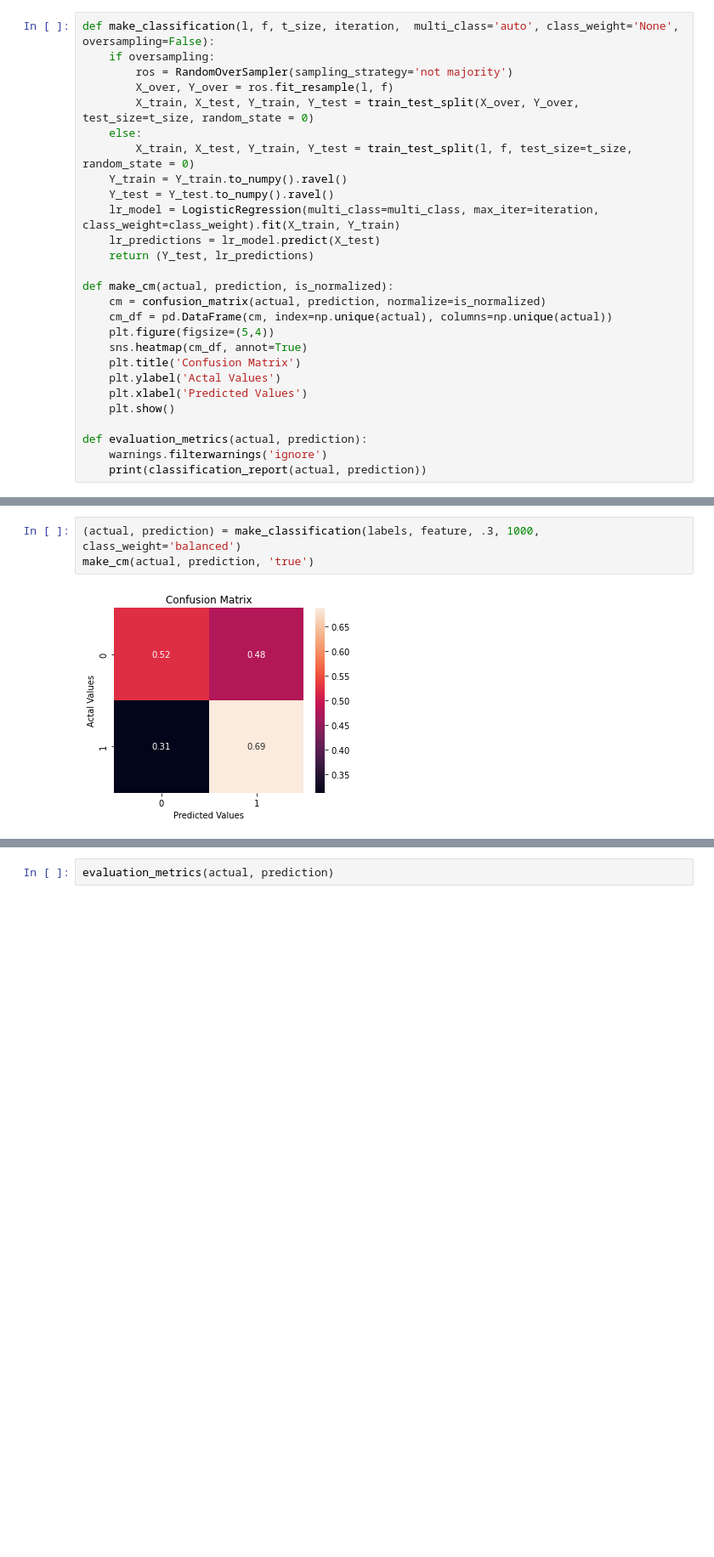
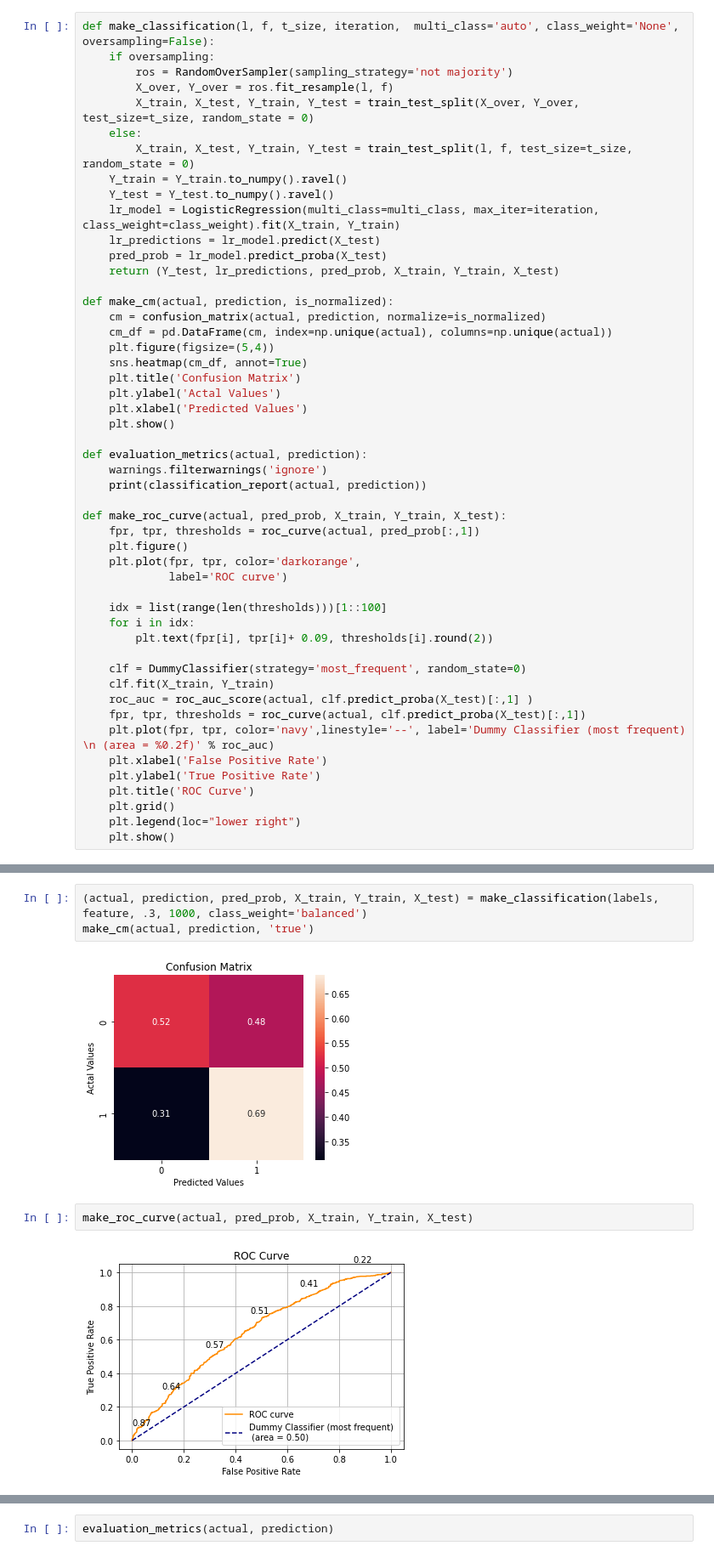
Before and after one commit to markoc1120/OKCupid_Project, a Jupyter notebook: date-a-scientist.ipynb, the cells around one changed output, grey strips where cells are left out. Shown: that part at 85% size. Cells and saved outputs as stored; diff of their text form; blank space fills up the shorter version.

```diff
--- a/date-a-scientist.ipynb
+++ b/date-a-scientist.ipynb
@@ -403,7 +403,8 @@ def make_classification(l, f, t_size, iteration,  multi_class='auto', class_weig
     Y_test = Y_test.to_numpy().ravel()
     lr_model = LogisticRegression(multi_class=multi_class, max_iter=iteration, class_weight=class_weight).fit(X_train, Y_train)
     lr_predictions = lr_model.predict(X_test)
-    return (Y_test, lr_predictions)
+    pred_prob = lr_model.predict_proba(X_test)
+    return (Y_test, lr_predictions, pred_prob, X_train, Y_train, X_test)
 
 def make_cm(actual, prediction, is_normalized):
     cm = confusion_matrix(actual, prediction, normalize=is_normalized)
@@ -418,4 +419,26 @@ def make_cm(actual, prediction, is_normalized):
 def evaluation_metrics(actual, prediction):
     warnings.filterwarnings('ignore')
     print(classification_report(actual, prediction))
+
+def make_roc_curve(actual, pred_prob, X_train, Y_train, X_test):
+    fpr, tpr, thresholds = roc_curve(actual, pred_prob[:,1])
+    plt.figure()
+    plt.plot(fpr, tpr, color='darkorange',
+             label='ROC curve')
+
+    idx = list(range(len(thresholds)))[1::100]
+    for i in idx:
+        plt.text(fpr[i], tpr[i]+ 0.09, thresholds[i].round(2))
+
+    clf = DummyClassifier(strategy='most_frequent', random_state=0)
+    clf.fit(X_train, Y_train)
+    roc_auc = roc_auc_score(actual, clf.predict_proba(X_test)[:,1] )
+    fpr, tpr, thresholds = roc_curve(actual, clf.predict_proba(X_test)[:,1])
+    plt.plot(fpr, tpr, color='navy',linestyle='--', label='Dummy Classifier (most frequent) \n (area = %0.2f)' % roc_auc)
+    plt.xlabel('False Positive Rate')
+    plt.ylabel('True Positive Rate')
+    plt.title('ROC Curve')
+    plt.grid()
+    plt.legend(loc="lower right")
+    plt.show()
 # %%
@@ -445,7 +468,11 @@ As it can be seen with model weighting, our model tends to predict better each c
 # %%
 feature = df['highest_education_binary']
 # %%
-(actual, prediction) = make_classification(labels, feature, .3, 1000, class_weight='balanced')
+(actual, prediction, pred_prob, X_train, Y_train, X_test) = make_classification(labels, feature, .3, 1000, class_weight='balanced')
 make_cm(actual, prediction, 'true')
 # %% [output]
 [figure]
+# %%
+make_roc_curve(actual, pred_prob, X_train, Y_train, X_test)
+# %% [output]
+[figure, added]
```
Also changed, not shown: parts of 8 cells of this notebook.
